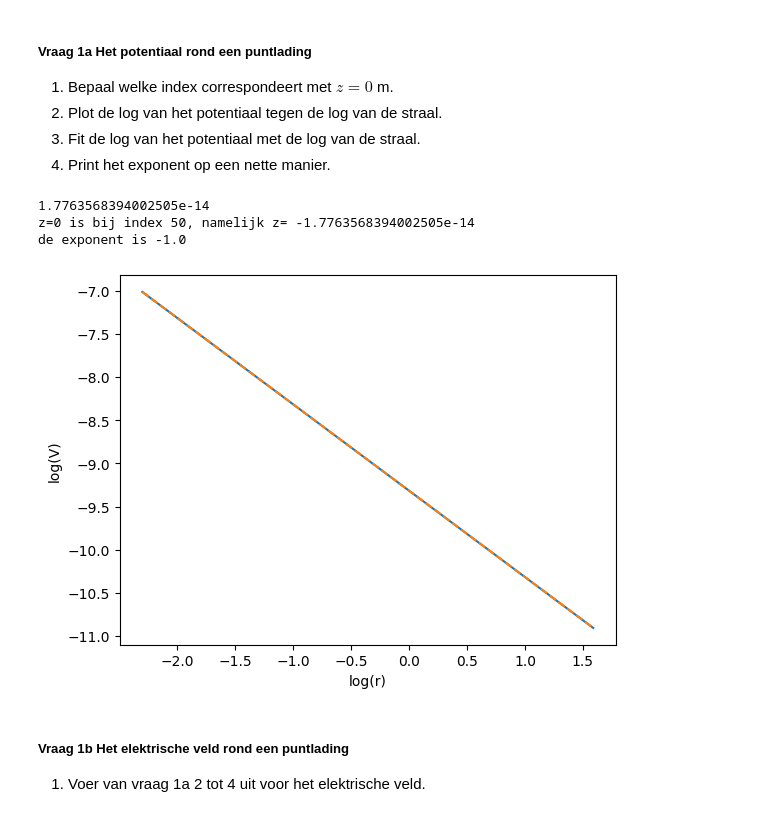
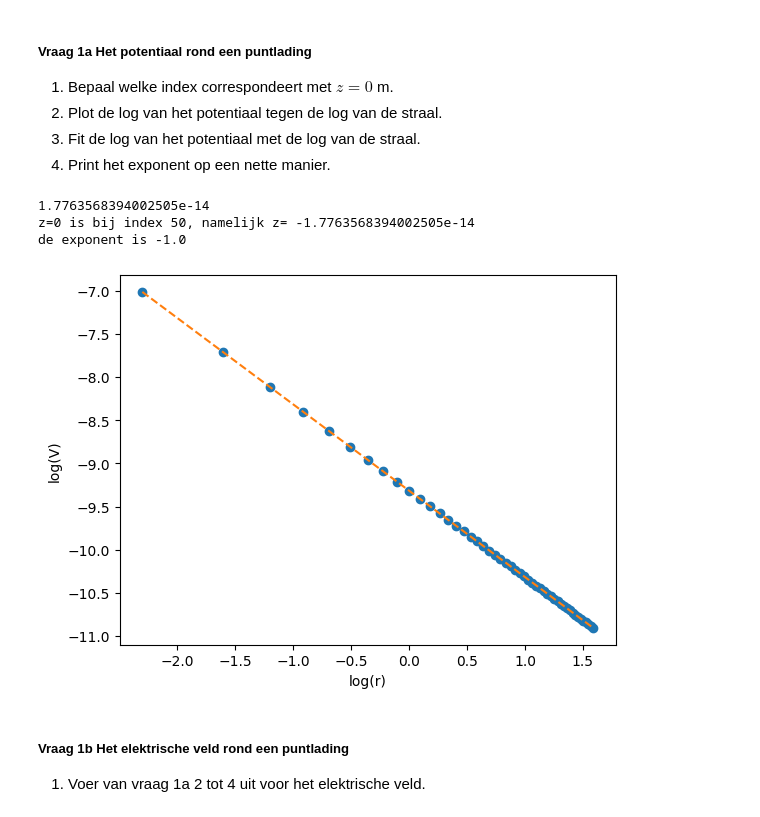
Before and after one commit to rstaasTUD/opdrachten-DEF-D-R-Staas, a Jupyter notebook: DigitaleOntwerpopdrachten/1CondensatorOpdracht/CondensatorOntwerpopdracht.ipynb, the cells around one changed output. Cells and saved outputs as stored; diff of their text form; code cells hidden in the pictures.

```diff
--- a/DigitaleOntwerpopdrachten/1CondensatorOpdracht/CondensatorOntwerpopdracht.ipynb
+++ b/DigitaleOntwerpopdrachten/1CondensatorOpdracht/CondensatorOntwerpopdracht.ipynb
@@ -89,32 +89,32 @@ plot_results_pt_charge_at_origin(Ez, Er, normE, V, r, z, grid_step)
 # %%
 from scipy.optimize import curve_fit
 
 print(np.min(np.abs(z)))
 print('z=0 is bij index 50, namelijk z=',z[50])
 
 V0=V[50,:]
 mask= r>0
 rfix=r[mask] #Ik haal r=0 weg want dat geeft 0/0 issues
 V0=V0[mask]
 
 plt.figure()
-plt.plot(np.log(rfix),np.log(V0))
+plt.plot(np.log(rfix),np.log(V0),'o')
 plt.xlabel('log(r)')
 plt.ylabel('log(V)')
 
 def linfit(x,a,b):
     return x*a+b
 
 val,cov = curve_fit(linfit,np.log(rfix),np.log(V0))
 
 plt.plot(np.log(rfix),linfit(np.log(rfix),val[0],val[1]),'--')
 
 print('de exponent is',val[0])
 # %% [output]
 1.7763568394002505e-14
 z=0 is bij index 50, namelijk z= -1.7763568394002505e-14
 de exponent is -1.0
-[figure, old version]
+[figure, new version]
 # %% [markdown]
 ##### Vraag 1b Het elektrische veld rond een puntlading
 1. Voer van vraag 1a 2 tot 4 uit voor het elektrische veld.
```
Also changed, not shown: parts of 22 cells of this notebook.
